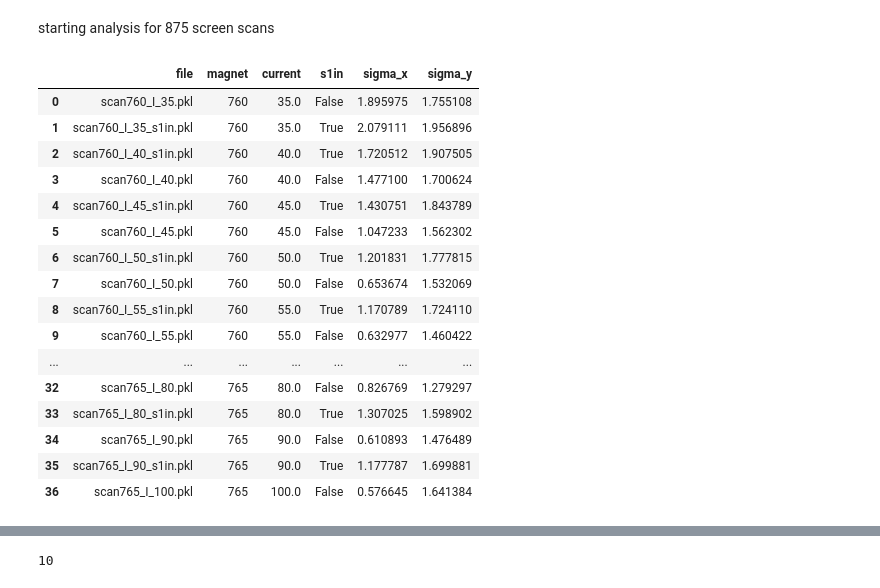
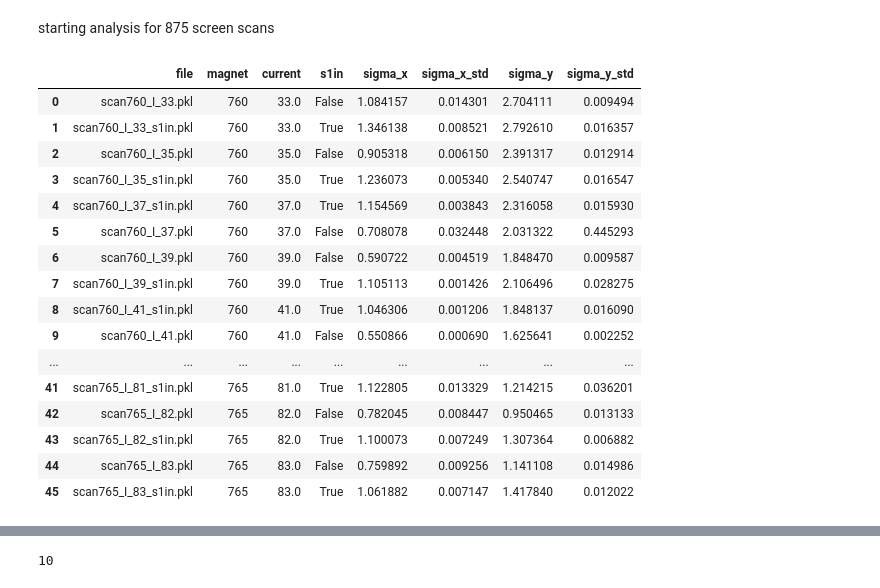
Before and after one commit to sabrinawaa/DPhil_Project, a Jupyter notebook: fake_quad_scan_CLEAR.ipynb, the cells around one changed output, grey strips where cells are left out. Cells and saved outputs as stored; diff of their text form; code cells hidden in the pictures.

```diff
--- a/fake_quad_scan_CLEAR.ipynb
+++ b/fake_quad_scan_CLEAR.ipynb
@@ -169,28 +133,28 @@ for magnet, i in [(770, df_7670), (765, df_765)]:
 # %% [markdown]
 starting analysis for 875 screen scans
 # %%
-csv_path = "/Users/sabrinawang/Desktop/DPhil_Project/CLEAR_experiments/May2026/quad_scan875_large_new.csv"
-energy = 199.2#MeV
+csv_path = "/Users/sabrinawang/Desktop/DPhil_Project/CLEAR_experiments/Aug2026/quad_scan875_large_new.csv"
+energy = 193.4#MeV
 df_875 = pd.read_csv(csv_path)
 df_875
 # %% [output]
-|  | file | magnet | current | s1in | sigma_x | sigma_y |
-| 0 | scan760_I_35.pkl | 760 | 35.0 | False | 1.895975 | 1.755108 |
-| 1 | scan760_I_35_s1in.pkl | 760 | 35.0 | True | 2.079111 | 1.956896 |
-| 2 | scan760_I_40_s1in.pkl | 760 | 40.0 | True | 1.720512 | 1.907505 |
-| 3 | scan760_I_40.pkl | 760 | 40.0 | False | 1.477100 | 1.700624 |
-| 4 | scan760_I_45_s1in.pkl | 760 | 45.0 | True | 1.430751 | 1.843789 |
-| 5 | scan760_I_45.pkl | 760 | 45.0 | False | 1.047233 | 1.562302 |
-| 6 | scan760_I_50_s1in.pkl | 760 | 50.0 | True | 1.201831 | 1.777815 |
-| 7 | scan760_I_50.pkl | 760 | 50.0 | False | 0.653674 | 1.532069 |
-| 8 | scan760_I_55_s1in.pkl | 760 | 55.0 | True | 1.170789 | 1.724110 |
-| 9 | scan760_I_55.pkl | 760 | 55.0 | False | 0.632977 | 1.460422 |
-| ... | ... | ... | ... | ... | ... | ... |
-| 32 | scan765_I_80.pkl | 765 | 80.0 | False | 0.826769 | 1.279297 |
-| 33 | scan765_I_80_s1in.pkl | 765 | 80.0 | True | 1.307025 | 1.598902 |
-| 34 | scan765_I_90.pkl | 765 | 90.0 | False | 0.610893 | 1.476489 |
-| 35 | scan765_I_90_s1in.pkl | 765 | 90.0 | True | 1.177787 | 1.699881 |
-| 36 | scan765_I_100.pkl | 765 | 100.0 | False | 0.576645 | 1.641384 |
+|  | file | magnet | current | s1in | sigma_x | sigma_x_std | sigma_y | sigma_y_std |
+| 0 | scan760_I_33.pkl | 760 | 33.0 | False | 1.084157 | 0.014301 | 2.704111 | 0.009494 |
+| 1 | scan760_I_33_s1in.pkl | 760 | 33.0 | True | 1.346138 | 0.008521 | 2.792610 | 0.016357 |
+| 2 | scan760_I_35.pkl | 760 | 35.0 | False | 0.905318 | 0.006150 | 2.391317 | 0.012914 |
+| 3 | scan760_I_35_s1in.pkl | 760 | 35.0 | True | 1.236073 | 0.005340 | 2.540747 | 0.016547 |
+| 4 | scan760_I_37_s1in.pkl | 760 | 37.0 | True | 1.154569 | 0.003843 | 2.316058 | 0.015930 |
+| 5 | scan760_I_37.pkl | 760 | 37.0 | False | 0.708078 | 0.032448 | 2.031322 | 0.445293 |
+| 6 | scan760_I_39.pkl | 760 | 39.0 | False | 0.590722 | 0.004519 | 1.848470 | 0.009587 |
+| 7 | scan760_I_39_s1in.pkl | 760 | 39.0 | True | 1.105113 | 0.001426 | 2.106496 | 0.028275 |
+| 8 | scan760_I_41_s1in.pkl | 760 | 41.0 | True | 1.046306 | 0.001206 | 1.848137 | 0.016090 |
+| 9 | scan760_I_41.pkl | 760 | 41.0 | False | 0.550866 | 0.000690 | 1.625641 | 0.002252 |
+| ... | ... | ... | ... | ... | ... | ... | ... | ... |
+| 41 | scan765_I_81_s1in.pkl | 765 | 81.0 | True | 1.122805 | 0.013329 | 1.214215 | 0.036201 |
+| 42 | scan765_I_82.pkl | 765 | 82.0 | False | 0.782045 | 0.008447 | 0.950465 | 0.013133 |
+| 43 | scan765_I_82_s1in.pkl | 765 | 82.0 | True | 1.100073 | 0.007249 | 1.307364 | 0.006882 |
+| 44 | scan765_I_83.pkl | 765 | 83.0 | False | 0.759892 | 0.009256 | 1.141108 | 0.014986 |
+| 45 | scan765_I_83_s1in.pkl | 765 | 83.0 | True | 1.061882 | 0.007147 | 1.417840 | 0.012022 |
 # %%
 
 magnet = 760
```
Also changed, not shown: parts of 15 cells of this notebook, 16 other files.
